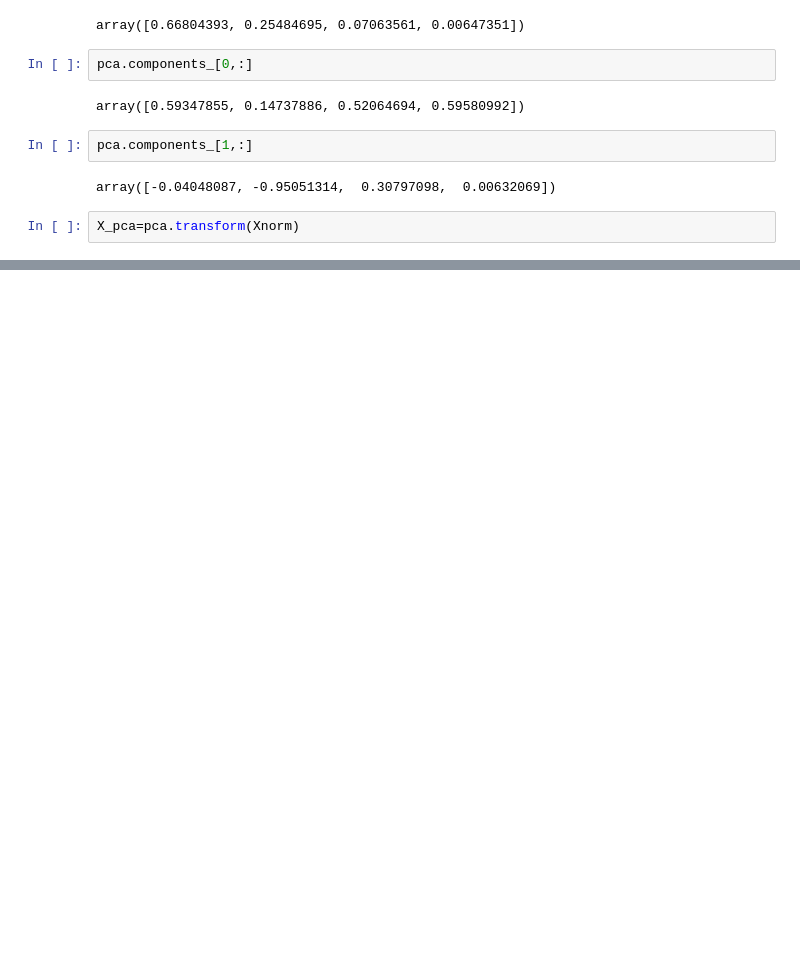
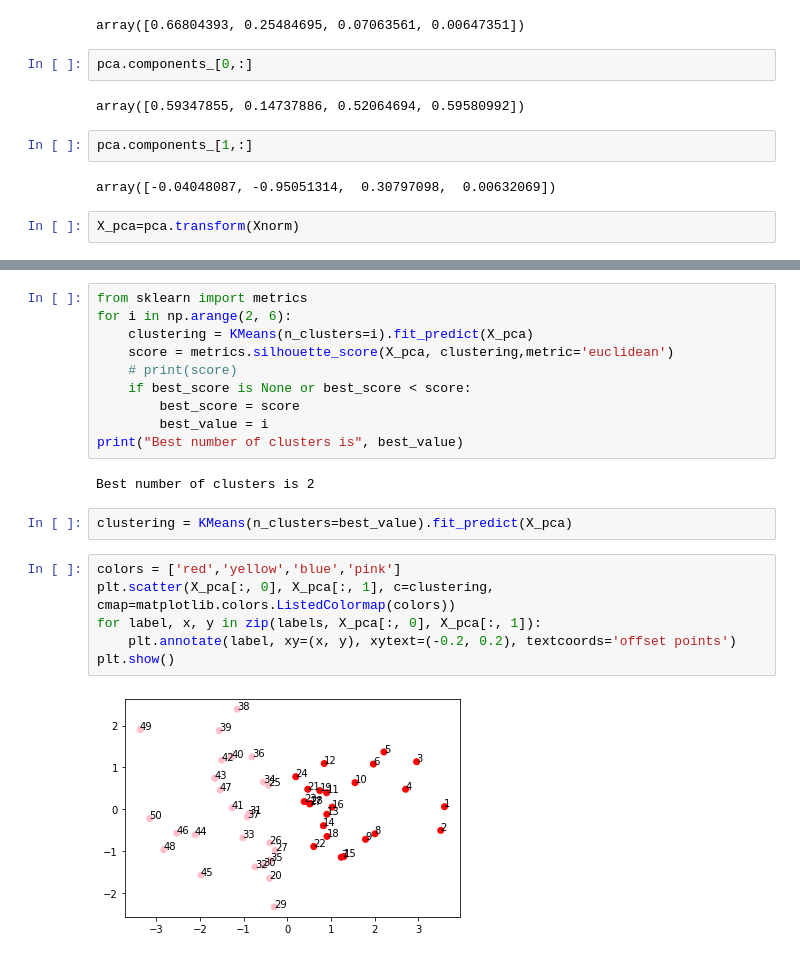
Before and after one commit to Kcrach/TP1_TA, a Jupyter notebook: TP-ANS/NoteBook_GUILLOTIN_ALCARAZ.ipynb, the cells around one changed output, grey strips where cells are left out. Saved outputs shown, nothing was run; the diff lists cells and outputs as text; blank space fills up the shorter version.

```diff
--- a/TP-ANS/NoteBook_GUILLOTIN_ALCARAZ.ipynb
+++ b/TP-ANS/NoteBook_GUILLOTIN_ALCARAZ.ipynb
@@ -233,0 +288,22 @@ X_pca=pca.transform(Xnorm)
+# %%
+from sklearn import metrics
+for i in np.arange(2, 6):
+    clustering = KMeans(n_clusters=i).fit_predict(X_pca)
+    score = metrics.silhouette_score(X_pca, clustering,metric='euclidean')
+    # print(score)
+    if best_score is None or best_score < score:
+        best_score = score
+        best_value = i
+print("Best number of clusters is", best_value)
+# %% [output]
+Best number of clusters is 2
+# %%
+clustering = KMeans(n_clusters=best_value).fit_predict(X_pca)
+# %%
+colors = ['red','yellow','blue','pink']
+plt.scatter(X_pca[:, 0], X_pca[:, 1], c=clustering, cmap=matplotlib.colors.ListedColormap(colors))
+for label, x, y in zip(labels, X_pca[:, 0], X_pca[:, 1]):
+    plt.annotate(label, xy=(x, y), xytext=(-0.2, 0.2), textcoords='offset points')
+plt.show()
+# %% [output]
+[figure, added]
```
Also changed, not shown: parts of 18 cells of this notebook.
